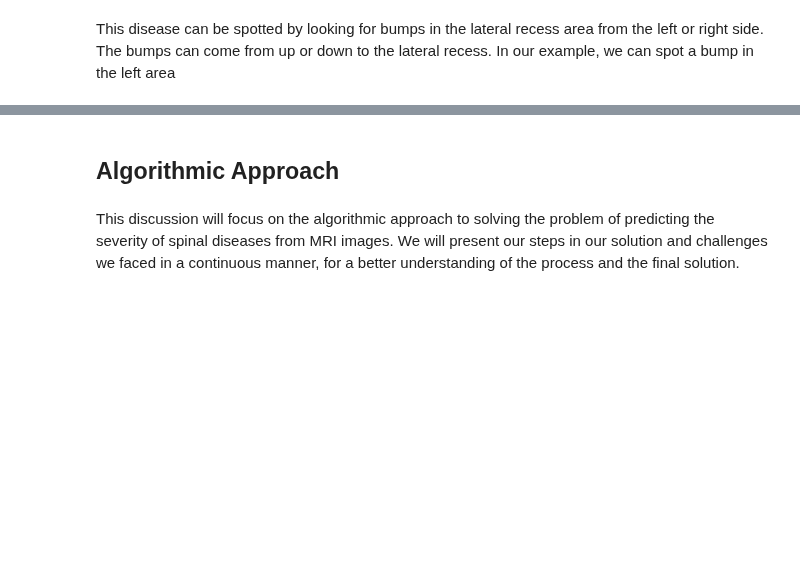
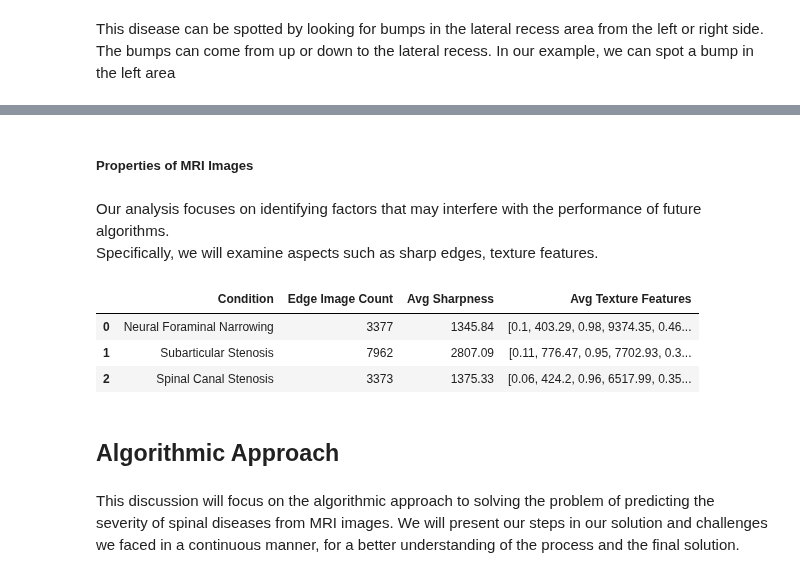
Before and after one commit to ofir-paz/Openu-DS-Workshop, a Jupyter notebook: workshop.ipynb, the cells around one changed output, grey strips where cells are left out. Cells and saved outputs as stored; diff of their text form; code cells hidden in the pictures; blank space fills up the shorter version.

```diff
--- a/workshop.ipynb
+++ b/workshop.ipynb
@@ -1379,3 +1604,61 @@ Processed 0 batches
+# %% [markdown]
+##### Properties of MRI Images
+# %% [markdown]
+Our analysis focuses on identifying factors that may interfere with the performance of future algorithms.
+Specifically, we will examine aspects such as sharp edges, texture features.
+# %%
+def print_formatted_data():
+    """
+    Displays the extracted features in a structured DataFrame.
+    """
+    data_rows = []
+
+    merged_edges = merge_conditions(edges_per_condition)
+    merged_texture = merge_conditions(texture_features_per_condition)
+    merged_sharpness = merge_conditions(sharpness_values_per_condition)
+
+    # Iterate through all conditions (diseases)
+    for condition in merged_brightness.keys():
+        # Compute means for numerical features
+        mean_brightness = np.mean(merged_brightness[condition]) if merged_brightness[condition] else 0
+        mean_contrast = np.mean(merged_contrast[condition]) if merged_contrast[condition] else 0
+        mean_sharpness = np.mean(merged_sharpness[condition]) if merged_sharpness[condition] else 0
+
+        # Compute means for texture features (assuming it's an array per image)
+        if merged_texture[condition]:
+            mean_texture = np.mean(np.array(merged_texture[condition]), axis=0)
+        else:
+            mean_texture = np.zeros(13)  # Assuming Haralick features (13 values)
+
+        # Count the number of edge-detected images
+        edge_count = len(merged_edges[condition])
+
+        # Store data in structured format
+        data_rows.append([
+            condition,
+            edge_count,
+            round(mean_sharpness, 2),
+            mean_texture.round(2).tolist()
+        ])
+
+    # Convert to Pandas DataFrame
+    df = pd.DataFrame(data_rows, columns=[
+        "Condition",
+        "Edge Image Count",
+        "Avg Sharpness",
+        "Avg Texture Features"
+    ])
+
+    # Display the DataFrame directly (Jupyter will format it automatically)
+    return df
+
+
+print_formatted_data()
+# %% [output]
+|  | Condition | Edge Image Count | Avg Sharpness | Avg Texture Features |
+| 0 | Neural Foraminal Narrowing | 3377 | 1345.84 | [0.1, 403.29, 0.98, 9374.35, 0.46... |
+| 1 | Subarticular Stenosis | 7962 | 2807.09 | [0.11, 776.47, 0.95, 7702.93, 0.3... |
+| 2 | Spinal Canal Stenosis | 3373 | 1375.33 | [0.06, 424.2, 0.96, 6517.99, 0.35... |
 # %% [markdown]
 ## Algorithmic Approach
 # %% [markdown]
```
Also changed, not shown: parts of 16 cells of this notebook, 2 other files.
